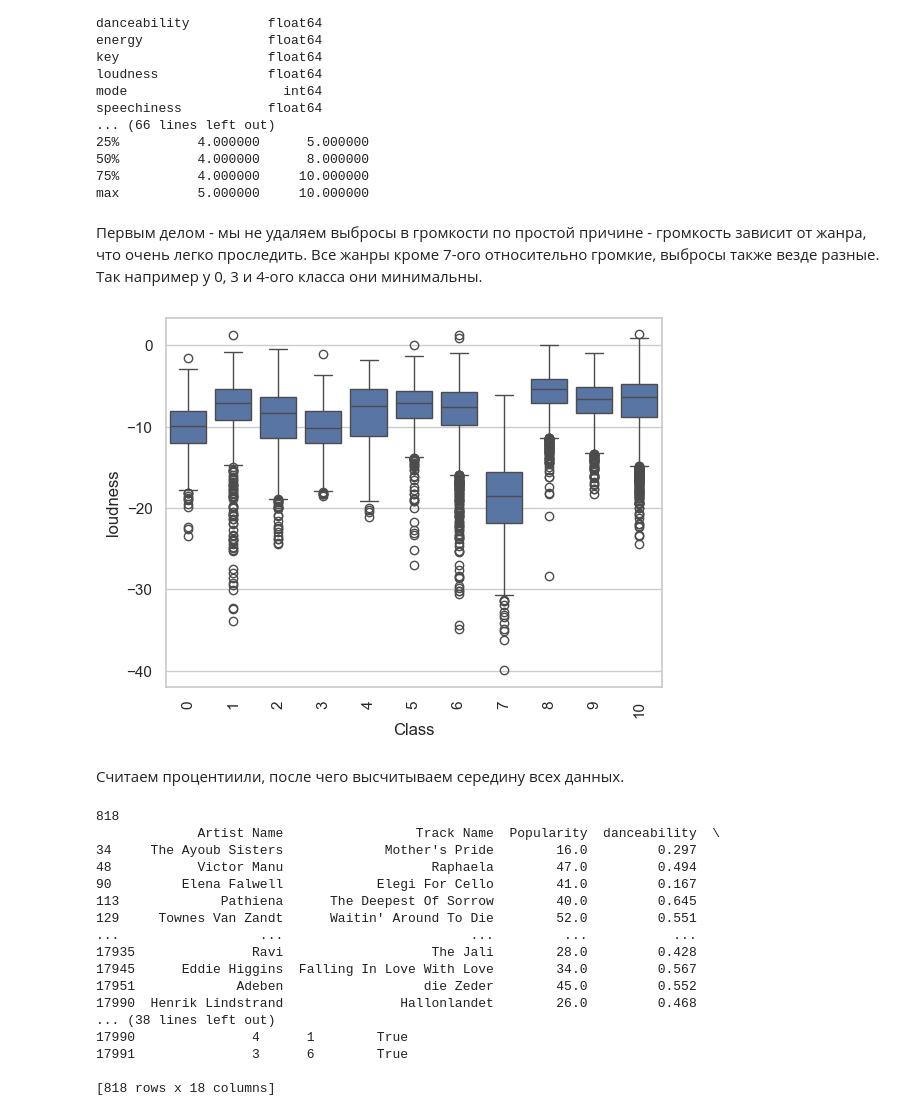
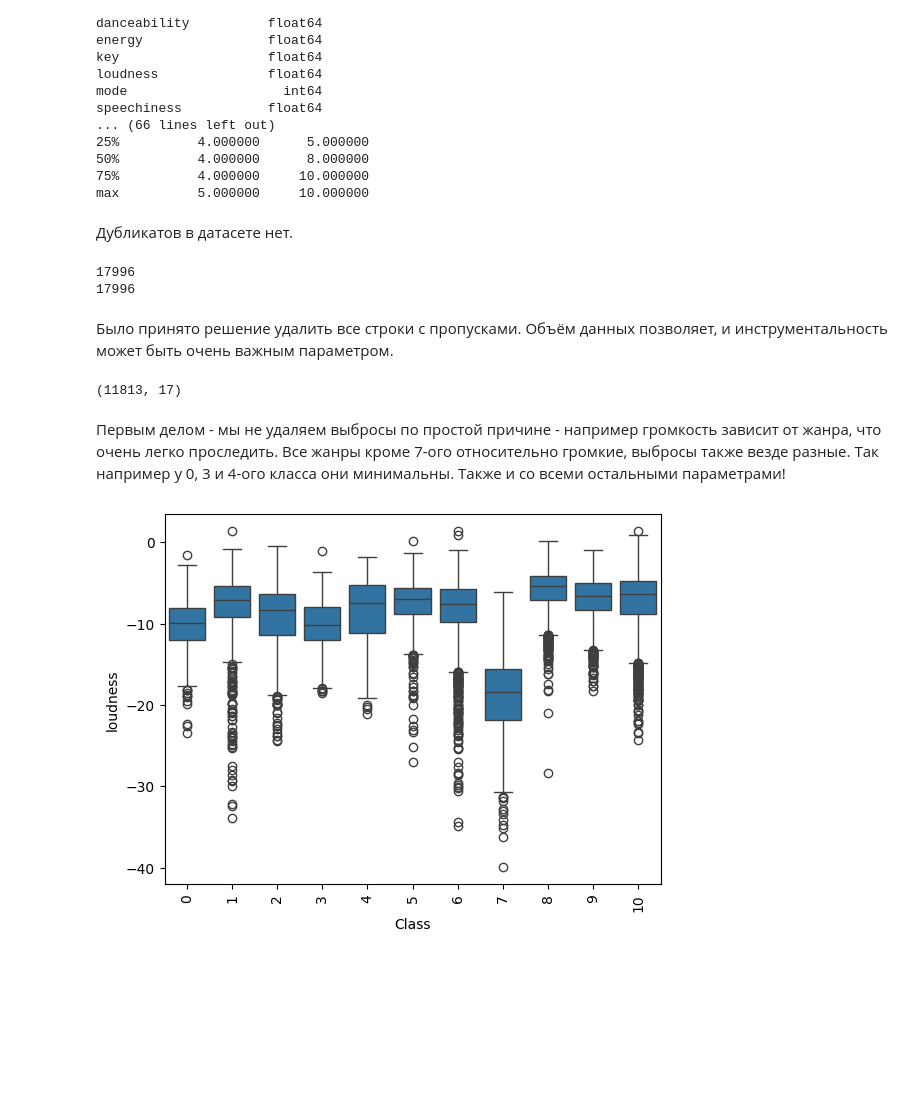
Before and after one commit to delilit/AI_Project, a Jupyter notebook: main.ipynb, the cells around one changed output. Cells and saved outputs as stored; diff of their text form; code cells hidden in the pictures; blank space fills up the shorter version.

```diff
--- a/main.ipynb
+++ b/main.ipynb
@@ -58,46 +65,28 @@ speechiness           float64
 50%          4.000000      8.000000
 75%          4.000000     10.000000
 max          5.000000     10.000000
+# %% [markdown]
+Дубликатов в датасете нет.
+# %%
+print(len(data))
+data = data.drop_duplicates()
+print(len(data))
+# %% [output]
+17996
+17996
+# %% [markdown]
+Было принято решение удалить все строки с пропусками. Объём данных позволяет, и инструментальность может быть очень важным параметром.
+# %%
+data_without_passes = data.copy()
+data_without_passes.dropna(inplace=True)
+print(data_without_passes.shape)
+# %% [output]
+(11813, 17)
 # %% [markdown]
-Первым делом - мы не удаляем выбросы в громкости по простой причине - громкость зависит от жанра, что очень легко проследить. Все жанры кроме 7-ого относительно громкие, выбросы также везде разные. Так например у 0, 3 и 4-ого класса они минимальны.
+Первым делом - мы не удаляем выбросы по простой причине - например громкость зависит от жанра, что очень легко проследить. Все жанры кроме 7-ого относительно громкие, выбросы также везде разные. Так например у 0, 3 и 4-ого класса они минимальны. Также и со всеми остальными параметрами!
 # %%
-sns.boxplot(x='Class', y='loudness', data=df)
+sns.boxplot(x='Class', y='loudness', data=data)
 plt.xticks(rotation=90)
 plt.show()
 # %% [output]
-[figure, old version]
+[figure, new version]
-# %% [markdown]
-Считаем процентиили, после чего высчитываем середину всех данных.
-# %%
-
-Q1 = df['loudness'].quantile(0.25)
-Q3 = df['loudness'].quantile(0.75)
-
-IQR = Q3 - Q1
-
-#
-lower_bound = Q1 - 1.5 * IQR
-upper_bound = Q3 + 1.5 * IQR
-
-# Find outliers
-outliers = df[(df['loudness'] < lower_bound) | (df['loudness'] > upper_bound)]
-print(len(outliers))
-print(outliers)
-# %% [output]
-818
-             Artist Name                 Track Name  Popularity  danceability  \
-34     The Ayoub Sisters             Mother's Pride        16.0         0.297
-48           Victor Manu                   Raphaela        47.0         0.494
-90         Elena Falwell            Elegi For Cello        41.0         0.167
-113             Pathiena      The Deepest Of Sorrow        40.0         0.645
-129     Townes Van Zandt      Waitin' Around To Die        52.0         0.551
-...                  ...                        ...         ...           ...
-17935               Ravi                   The Jali        28.0         0.428
-17945      Eddie Higgins  Falling In Love With Love        34.0         0.567
-17951             Adeben                  die Zeder        45.0         0.552
-17990  Henrik Lindstrand               Hallonlandet        26.0         0.468
-... (38 lines left out)
-17990               4      1        True
-17991               3      6        True
-
-[818 rows x 18 columns]
```
Also changed, not shown: parts of 5 cells of this notebook.
